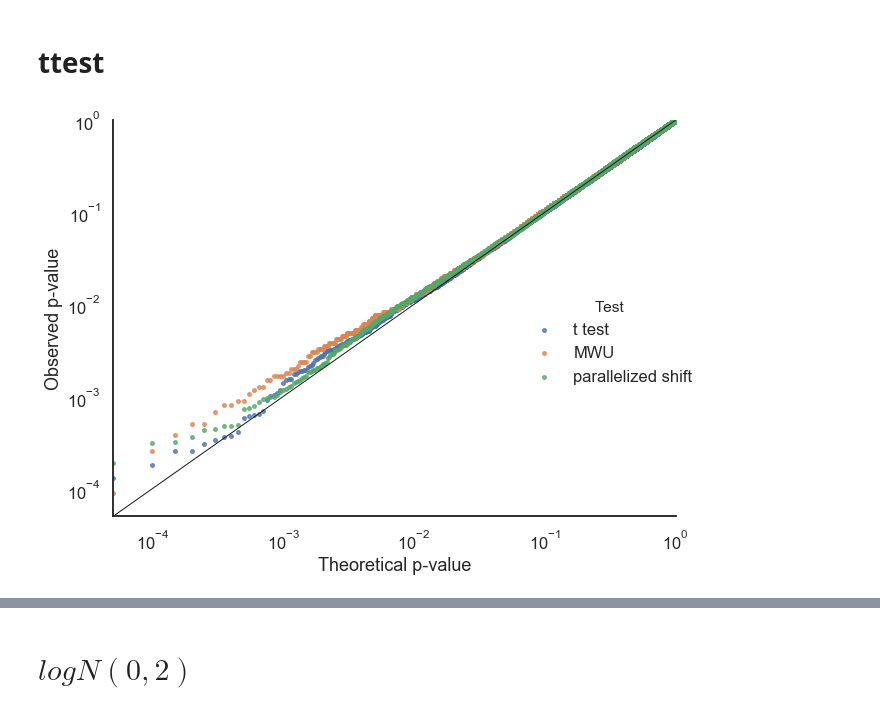
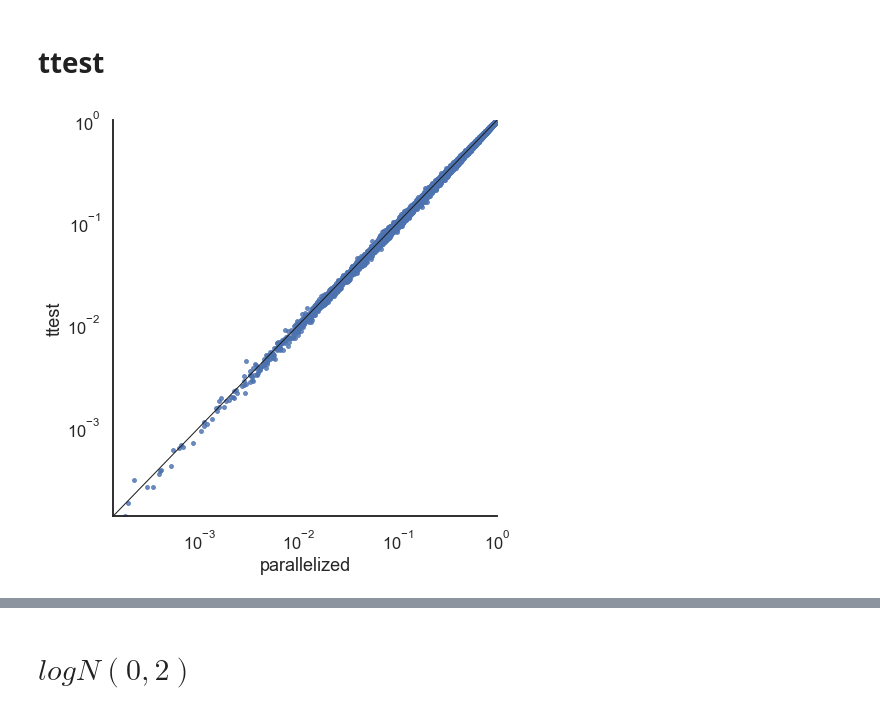
Before and after one commit to statisticalbiotechnology/parallelPermutationTest, a Jupyter notebook: Comparison 2 Accuracy-Calibration-LargerSamples.ipynb, the cells around one changed output, grey strips where cells are left out. Saved outputs shown, nothing was run; the diff lists cells and outputs as text; code cells hidden in the pictures.

```diff
--- a/Comparison 2 Accuracy-Calibration-LargerSamples.ipynb
+++ b/Comparison 2 Accuracy-Calibration-LargerSamples.ipynb
@@ -43,27 +64,32 @@ def multiple_plot(df, save_name):
     g.fig.tight_layout()
     g.savefig(save_name)
 # %%
-def exactTest(A,B, bins=10):
-    SGM = significance_of_mean_cuda(bins, dtype_v=np.uint16,dtype_A=np.uint64)
+def exactTest(A,B, bins=10, one_side=True):
+    SGM = significance_of_mean_cuda(bins, dtype_v=np.uint32,dtype_A=np.float64)
     SGM.run(np.asarray(A),np.asarray(B))
+    if one_side:
+        return SGM.get_p_values()
+    else:
+        return [ 2*p for p in SGM.get_p_values()]
+        #return [2 * min( p, (1-p)) for p in SGM.get_p_values()]
 
-    return SGM.get_p_values()
-
-def MW(A, B):
+def MWU(A, B, one_side=True):
     p_mw = list()
     for a,b in zip(A, B):
-        p_mw.append(mannwhitneyu(a,b, alternative="less")[1])
+        if one_side:
+            p_mw.append(mannwhitneyu(a,b, alternative="less")[1])
+        else:
+            p_mw.append(mannwhitneyu(a,b, alternative="two-sided")[1])
     return p_mw
 
-def ttests(A,B):
+def ttests(A,B, one_side=True):
     p_t = list()
     for x, y in zip(A, B):
-
         t, p = ttest_ind(y, x)
-        p = p/2
-        if t<0:
-            p = 1-p
-
+        if one_side:
+            p = p/2
+            if t<0:
+                p = 1-p
         p_t.append(p)
     return p_t
 # %%
@@ -92,7 +120,8 @@ np.asarray(BN).shape
 # %% [markdown]
 # Exact test
 # %%
-pDfExact = getdf(exactTest(AN, BN, 50), sample_n, "parallelized shift")
+pExactListNorm = exactTest(BN,AN, 50, True)
+#pDfExact = getdf(pExactListNorm, sample_n, "parallelized shift")
 #my_scatter_plot(pDfExact,"figures/calibration/largeSample_10000_20/e_norm_0_1_50")
 # %% [markdown]
 # Mann-Whitney
@@ -102,9 +132,16 @@ pDfMW = getdf(MW(AN, BN), sample_n, "MWU")
 # %% [markdown]
 # ttest
 # %%
-pDfTtest = getdf(ttests(AN, BN), sample_n, "t test")
+pTtestListNorm = ttests(AN, BN, True)
+#pDfTtest = getdf(pTtestListNorm, sample_n, "t test")
 #my_scatter_plot(pDfTtest,"figures/calibration/largeSample_10000_20/t_norm_0_1_50")
 # %%
-multiple_plot(pd.concat((pDfTtest, pDfMW, pDfExact)), "figures/calibration/largeSample_10000_20/allTests_0_1_50")
+#multiple_plot(pd.concat((pDfTtest, pDfMW, pDfExact)), "figures/calibration/largeSample_10000_20/allTests_0_1_50")
-# %% [output]
-[figure, removed]
+# %%
+dataExactTtestNorm = pd.DataFrame(data={'parallelized': pExactListNorm, 'ttest': pTtestListNorm})
+dataMWUTtestNorm = pd.DataFrame(data={'MWU': pMWUListNorm, 'ttest': pTtestListNorm})
+dataEaxactMWUNorm = pd.DataFrame(data={'parallelized': pExactListNorm, 'MWU': pMWUListNorm})
+# %%
+sns_plot(dataExactTtestNorm)
+# %% [output]
+[figure, added]
```
Also changed, not shown: parts of 16 cells of this notebook, 3 other files.
